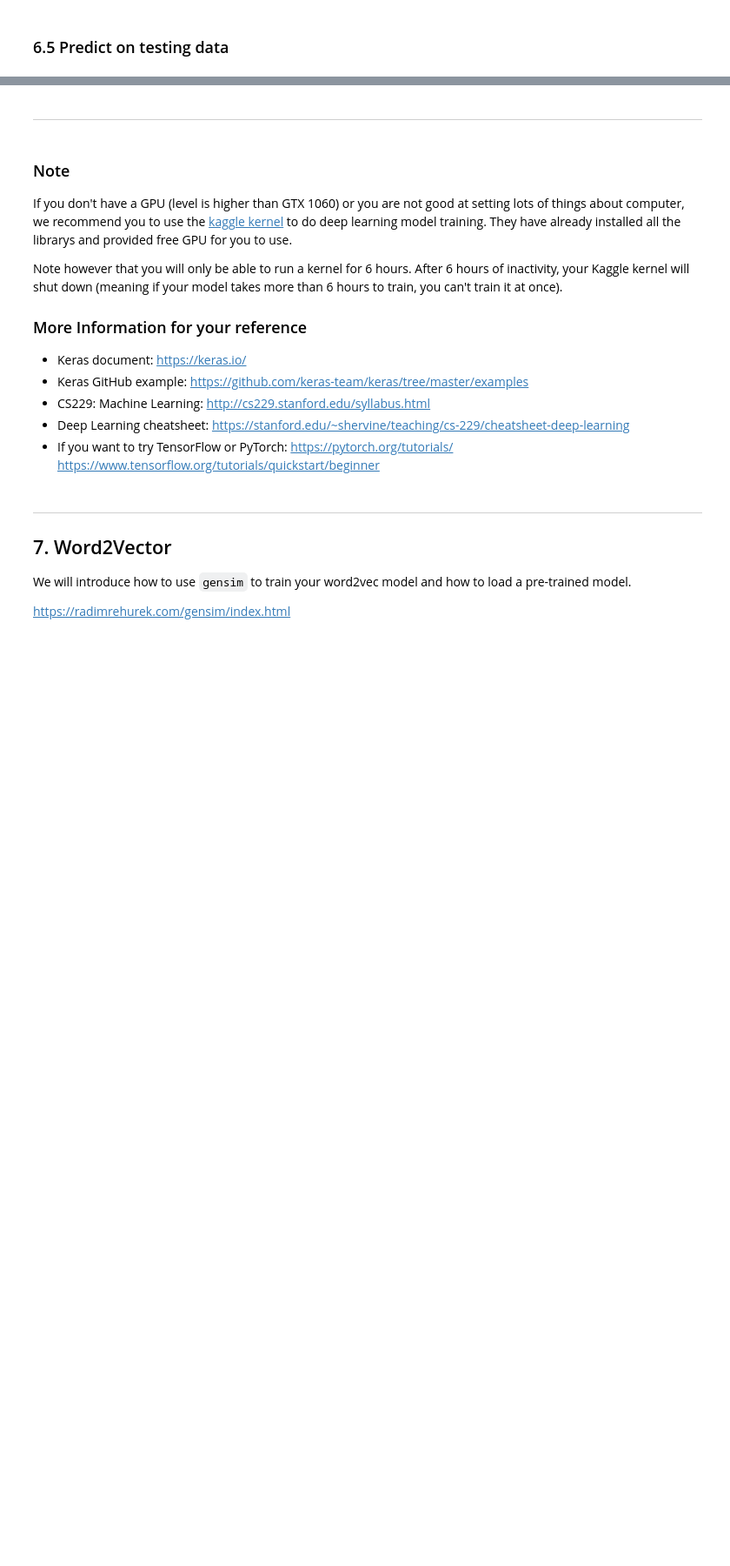
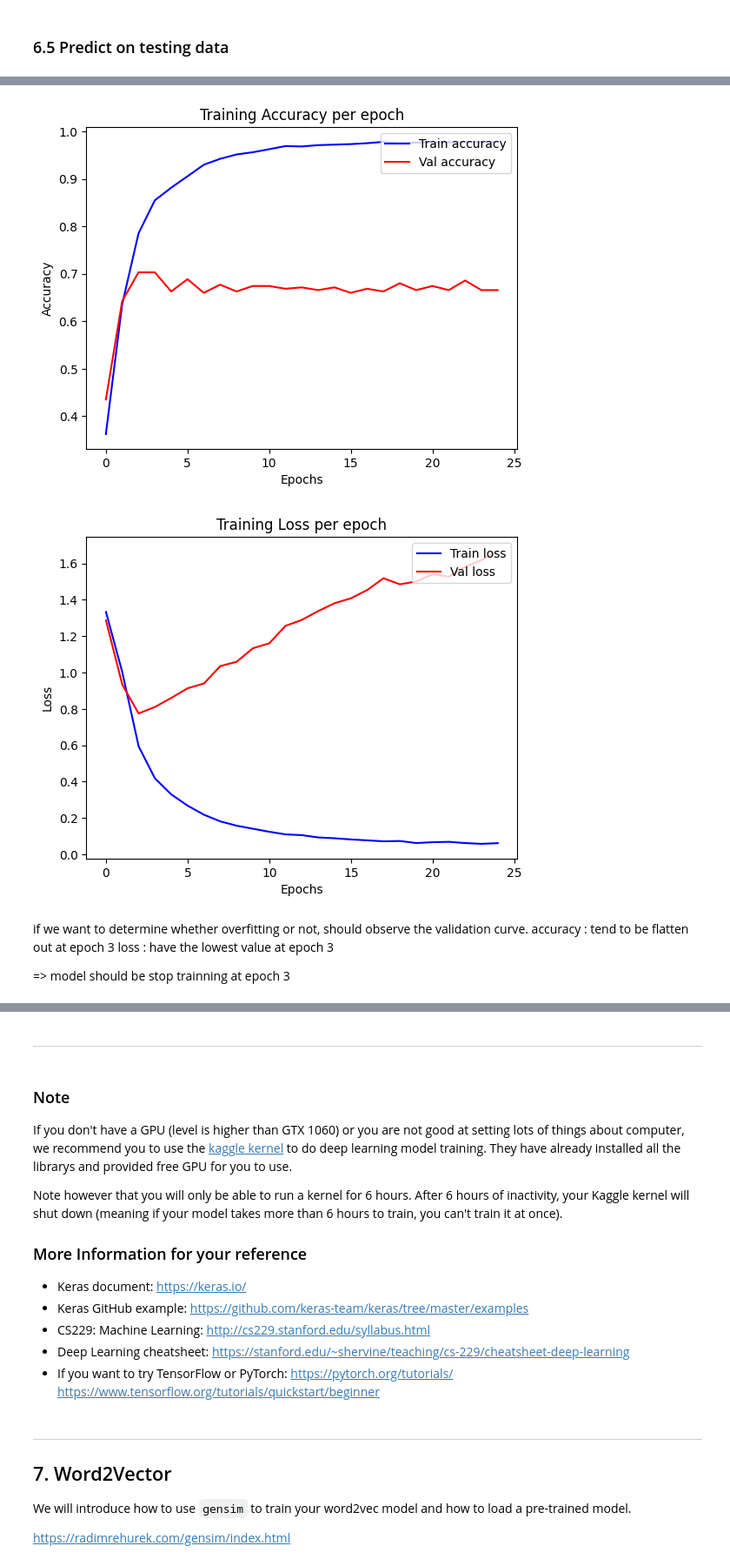
Before and after one commit to sonepanpan/DM2023-Lab2-Master, a Jupyter notebook: DM2023_Lab2_Master.ipynb, the cells around one changed output, grey strips where cells are left out. Shown at 87% size. Drawn from its saved outputs; the diff is of its cells as text; code cells hidden in the pictures; blank space fills up the shorter version.

```diff
--- a/DM2023_Lab2_Master.ipynb
+++ b/DM2023_Lab2_Master.ipynb
@@ -914,0 +1038,34 @@ training_log[['loss', 'val_loss']].plot(
+# %%
+# Answer here
+#acc
+acc = pd.concat([training_log['accuracy'], training_log['val_accuracy']], axis=1)
+acc = acc.set_axis(['Train accuracy','Val accuracy'], axis=1)
+acc[acc.columns].plot(
+    xlabel='Epochs',
+    ylabel='Accuracy',
+    title='Training Accuracy per epoch',
+    color=['b', 'r'],
+    )
+plt.legend(loc='upper right')
+plt.show()
+
+loss = pd.concat([training_log['loss'], training_log['val_loss']], axis=1)
+loss = loss.set_axis(['Train loss','Val loss'], axis=1)
+
+loss[loss.columns].plot(
+    xlabel='Epochs',
+    ylabel='Loss',
+    title='Training Loss per epoch',
+    color=['b', 'r']
+)
+plt.legend(loc='upper right')
+plt.show()
+# %% [output]
+[figure, added]
+[figure, added]
+# %% [markdown]
+if we want to determine whether overfitting or not, should observe the validation curve.
+accuracy : tend to be flatten out at epoch 3
+loss : have the lowest value at epoch 3
+
+=> model should be stop trainning at epoch 3
```
Also changed, not shown: parts of 38 cells of this notebook.
